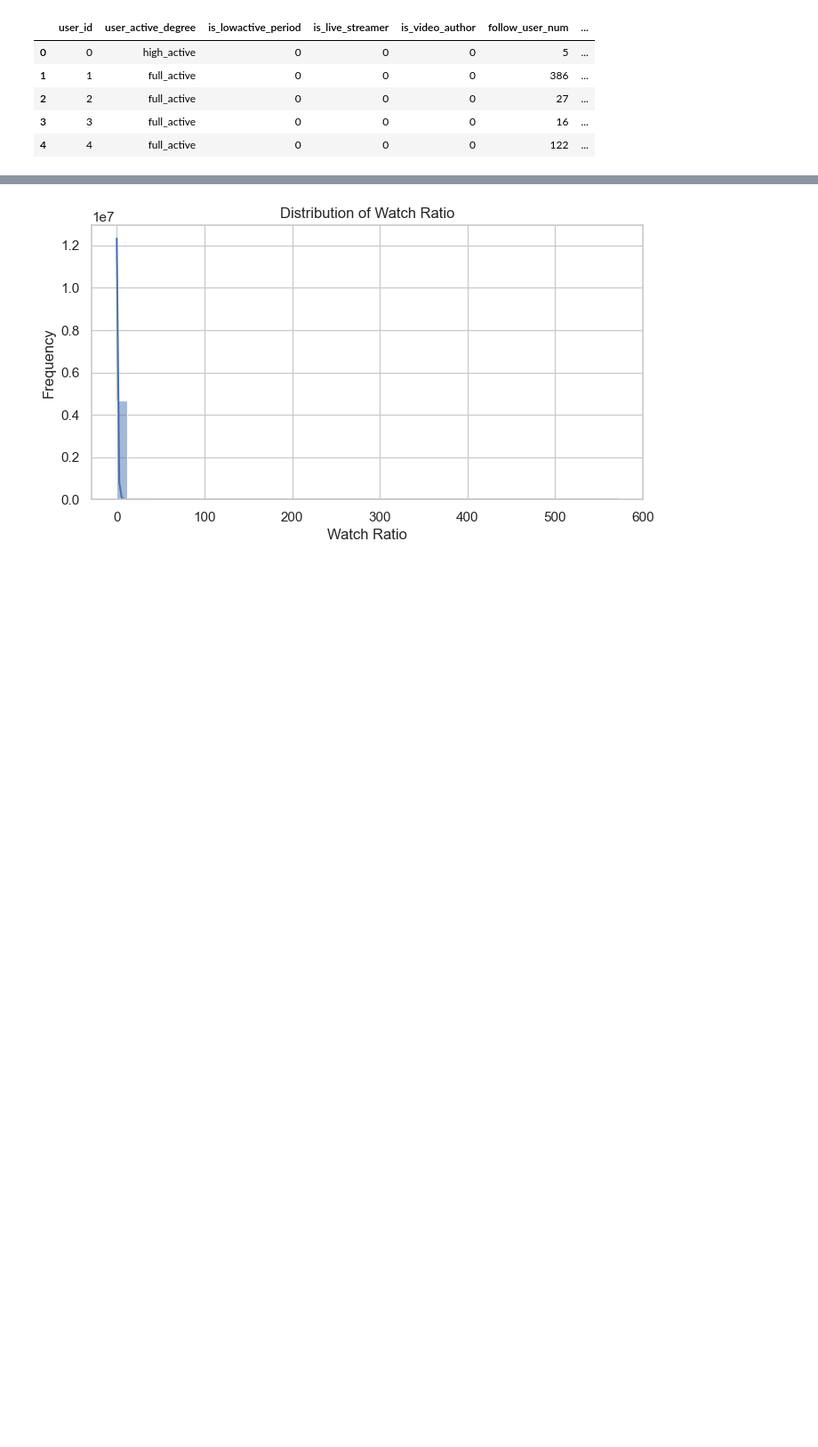
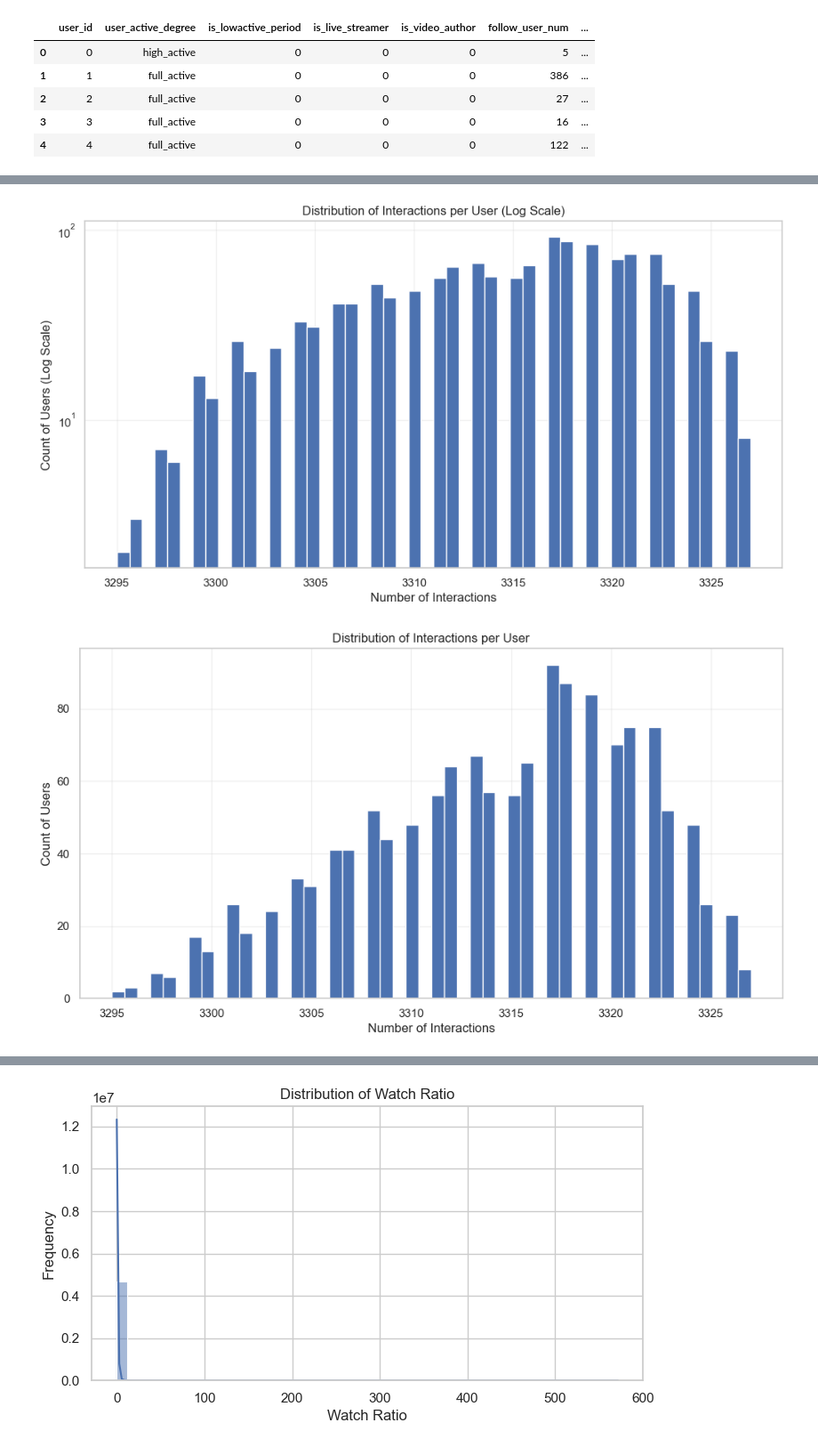
Before and after one commit to aygoun/FinalProject_2025_Armand_BLIN, a Jupyter notebook: notebooks/01_data_exploration.ipynb, the cells around one changed output, grey strips where cells are left out. Shown at 89% size. Saved outputs shown, nothing was run; the diff lists cells and outputs as text; code cells hidden in the pictures; blank space fills up the shorter version.

```diff
--- a/notebooks/01_data_exploration.ipynb
+++ b/notebooks/01_data_exploration.ipynb
@@ -147,3 +134,28 @@ Merged DataFrame after dropping onehot_feat columns:
+# %%
+# Plot log histogram of interactions per user
+# Get counts per user
+user_counts = merged["user_id"].value_counts()
+
+# Create histogram with log scale
+plt.figure(figsize=(12, 6))
+plt.hist(user_counts, bins=50, log=True)
+plt.title("Distribution of Interactions per User (Log Scale)")
+plt.xlabel("Number of Interactions")
+plt.ylabel("Count of Users (Log Scale)")
+plt.grid(True, alpha=0.3)
+plt.show()
+
+# Also plot regular scale for comparison
+plt.figure(figsize=(12, 6))
+plt.hist(user_counts, bins=50)
+plt.title("Distribution of Interactions per User")
+plt.xlabel("Number of Interactions")
+plt.ylabel("Count of Users")
+plt.grid(True, alpha=0.3)
+plt.show()
+# %% [output]
+[figure, added]
+[figure, added]
 # %%
 # Check for missing values
 missing = merged.isnull().mean().sort_values(ascending=False)
```
Also changed, not shown: parts of 17 cells of this notebook, 3 other files.
